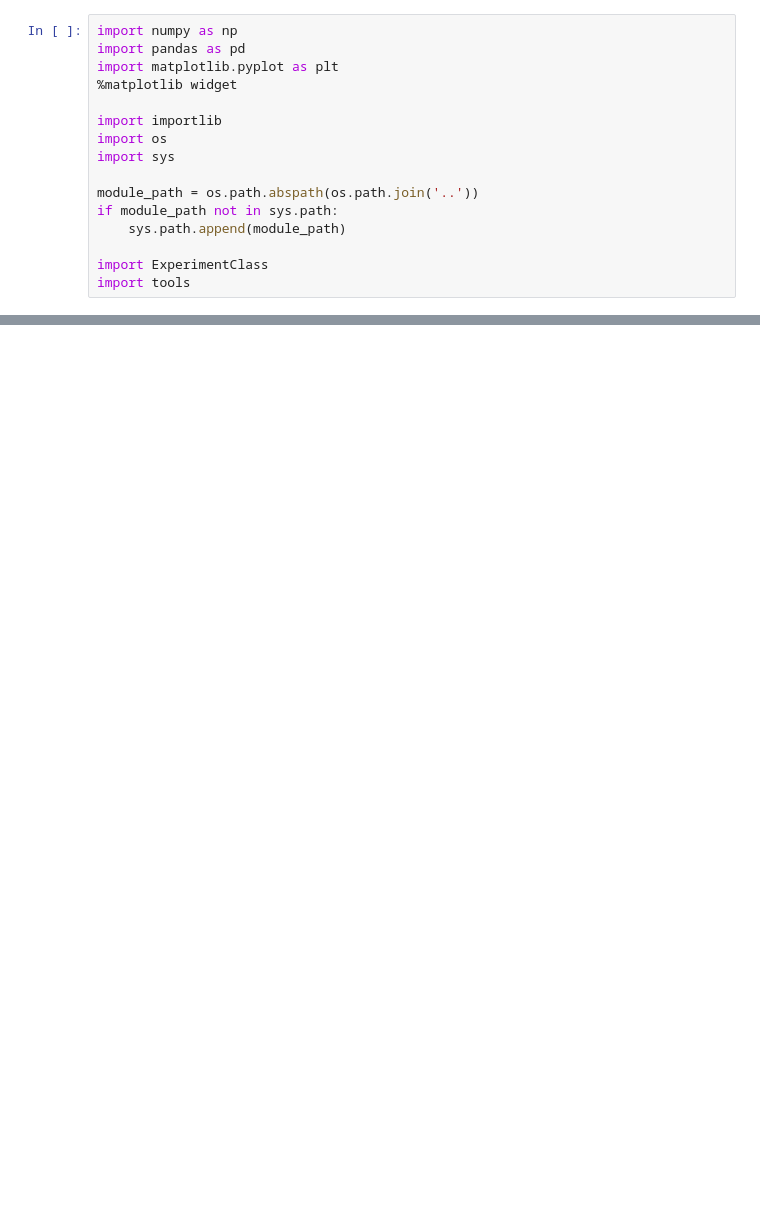
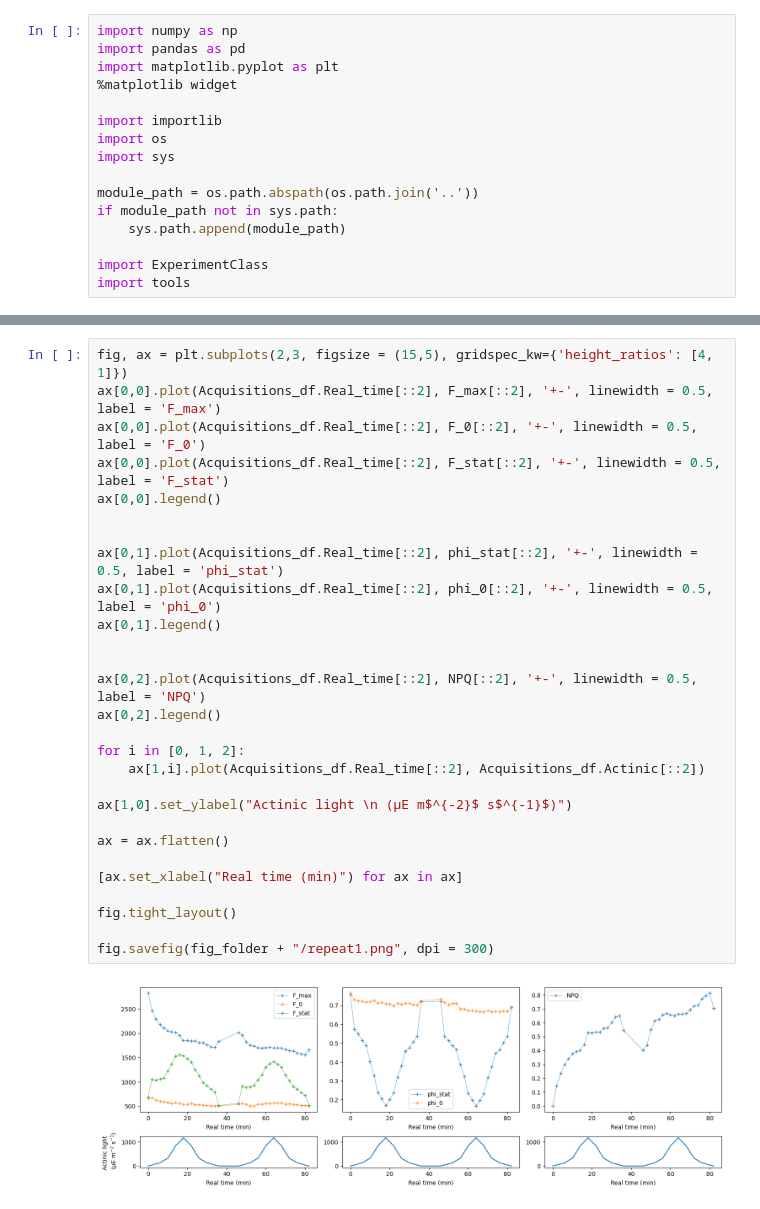
Before and after one commit to orlandomarcelo/DREAM_repo, a Jupyter notebook: Notebooks/cross_validation.ipynb, the cells around one changed output, grey strips where cells are left out. Cells and saved outputs as stored; diff of their text form; blank space fills up the shorter version.

```diff
--- a/Notebooks/cross_validation.ipynb
+++ b/Notebooks/cross_validation.ipynb
@@ -37,0 +101,30 @@ fluo_liquide.annotations
+# %%
+fig, ax = plt.subplots(2,3, figsize = (15,5), gridspec_kw={'height_ratios': [4, 1]})
+ax[0,0].plot(Acquisitions_df.Real_time[::2], F_max[::2], '+-', linewidth = 0.5, label = 'F_max')
+ax[0,0].plot(Acquisitions_df.Real_time[::2], F_0[::2], '+-', linewidth = 0.5, label = 'F_0')
+ax[0,0].plot(Acquisitions_df.Real_time[::2], F_stat[::2], '+-', linewidth = 0.5, label = 'F_stat')
+ax[0,0].legend()
+
+
+ax[0,1].plot(Acquisitions_df.Real_time[::2], phi_stat[::2], '+-', linewidth = 0.5, label = 'phi_stat')
+ax[0,1].plot(Acquisitions_df.Real_time[::2], phi_0[::2], '+-', linewidth = 0.5, label = 'phi_0')
+ax[0,1].legend()
+
+
+ax[0,2].plot(Acquisitions_df.Real_time[::2], NPQ[::2], '+-', linewidth = 0.5, label = 'NPQ')
+ax[0,2].legend()
+
+for i in [0, 1, 2]:
+    ax[1,i].plot(Acquisitions_df.Real_time[::2], Acquisitions_df.Actinic[::2])
+
+ax[1,0].set_ylabel("Actinic light \n (µE m$^{-2}$ s$^{-1}$)")
+
+ax = ax.flatten()
+
+[ax.set_xlabel("Real time (min)") for ax in ax]
+
+fig.tight_layout()
+
+fig.savefig(fig_folder + "/repeat1.png", dpi = 300)
+# %% [output]
+[figure, added]
```
Also changed, not shown: parts of 10 cells of this notebook.
